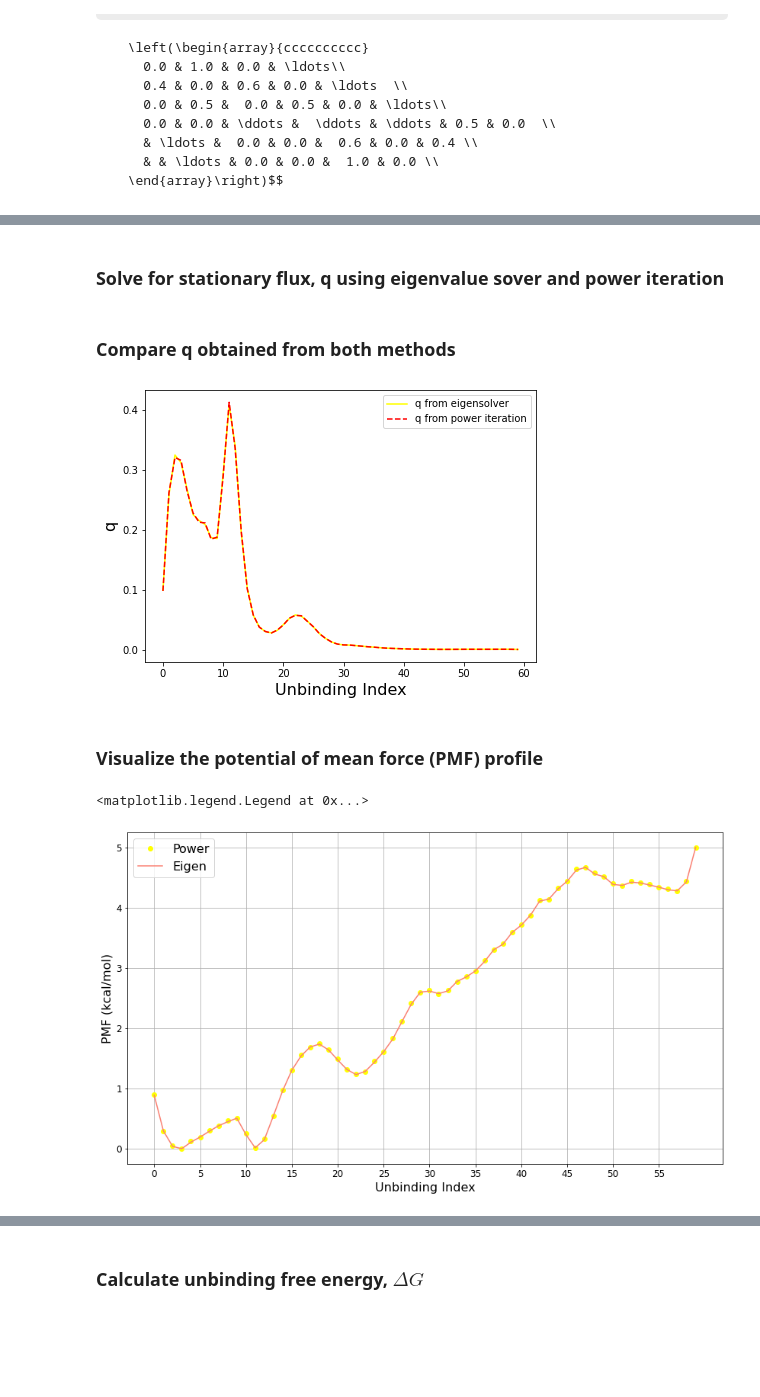
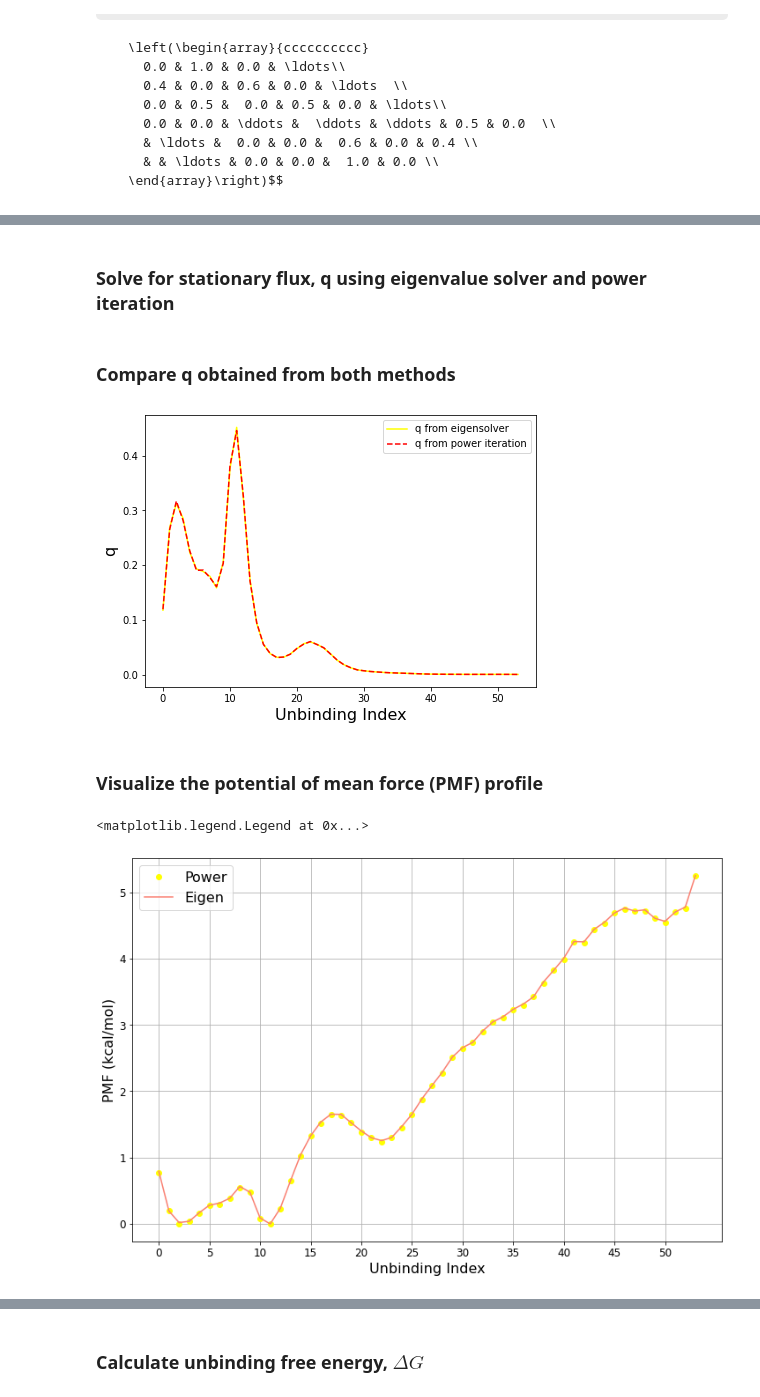
Before and after one commit to chang-group/BKiT, a Jupyter notebook: notebooks/bCD-asp/nb3/nb3.ipynb, the cells around one changed output, grey strips where cells are left out. Saved outputs shown, nothing was run; the diff lists cells and outputs as text; code cells hidden in the pictures; some formulas as TeX source; blank space fills up the shorter version.

```diff
--- a/notebooks/bCD-asp/nb3/nb3.ipynb
+++ b/notebooks/bCD-asp/nb3/nb3.ipynb
@@ -12,8 +25,7 @@ from BKit.KinSolvers import KineticsQK
 # %%
-DIR_SAVE = '../output/'
-
-print("reading inputs from " + DIR_SAVE)
-MIDX = np.load(DIR_SAVE + 'CellIndx.npy')
+dat_path = '../output/'
+print("reading inputs from " + dat_path)
+MIDX = np.load(dat_path + 'CellIndx.npy')
 # %% [output]
 reading inputs from ../output/
 # %% [markdown]
@@ -21,6 +33,6 @@ reading inputs from ../output/
 # %%
 TransK = TransitionKernel(traj_size=1000, OutCellID=1000, check_escape=True)
 TRANS = TransK.AllTrans(MIDX, frac=1.)
-nM = TRANS[:,2].max()
+nM = 54 #TRANS[:,2].max()
 # %% [output]
 number of trajs 8620
@@ -68,5 +65,5 @@ KMAT.shape
 # %% [markdown]
-### Solve for stationary flux, q using eigenvalue sover and power iteration
+### Solve for stationary flux, q using eigenvalue solver and power iteration
 # %%
 # Provide appropriative boundary condition to the last milestone
 bc_beg = ''
@@ -90,24 +87,24 @@ plt.xlabel('Unbinding Index', fontsize=16)
 plt.ylabel('q', fontsize=16)
 plt.show()
 # %% [output]
-[figure, old version]
+[figure, new version]
 # %% [markdown]
 ###  Visualize the potential of mean force (PMF) profile
 # %%
 b=0; f=nM-1
 # %%
-plt.figure(figsize=(14,8))
+plt.figure(figsize=(12,8))
 plt.plot(range(b,f+1), PMF_power, color='yellow', ls='', marker='o' )
 plt.plot(range(b,f+1), PMF_eigen, color='salmon')
 plt.xlabel('Unbinding Index',fontsize=16)
 plt.ylabel('PMF (kcal/mol)', fontsize=16)
 plt.xticks(np.arange(b,(f+1), step=5))
 plt.tick_params(labelsize=12)
 plt.grid()
 plt.legend(['Power','Eigen'], fontsize=16)
 # %% [output]
 <matplotlib.legend.Legend at 0x...>
-[figure, old version]
+[figure, new version]
 # %%
 cl='darkcyan'; t_cl = 'brown'
 pl_name = 'Cyc-Asp'
```
Also changed, not shown: parts of 13 cells of this notebook.
